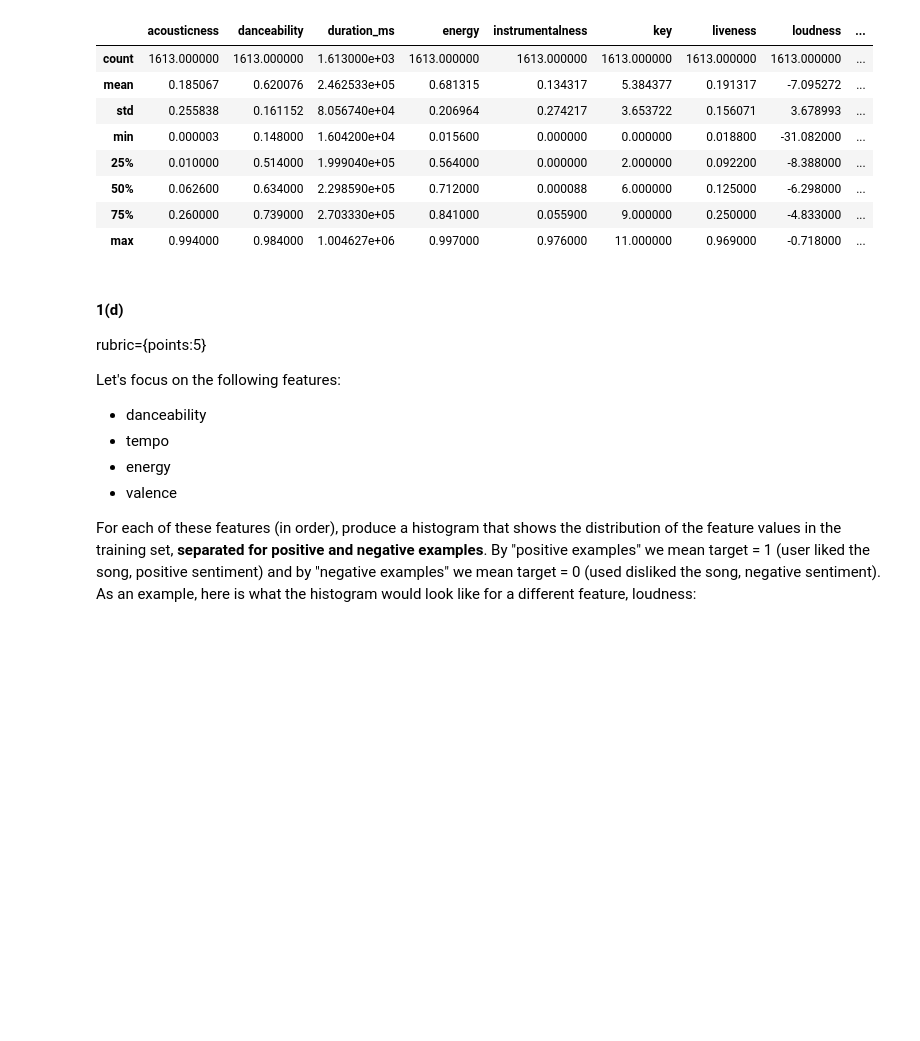
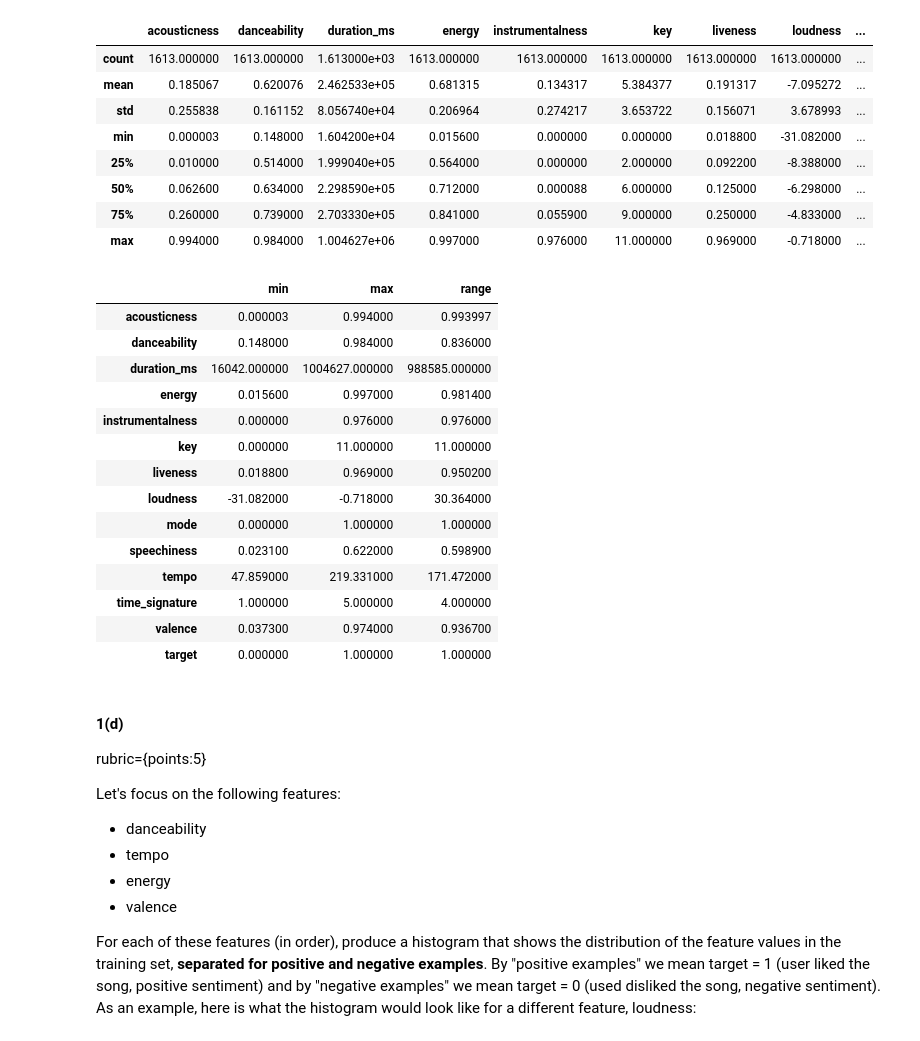
Before and after one commit to Blaise143/CPSC-330-ASSIGNMENTS, a Jupyter notebook: hw2/hw2.ipynb, the cells around one changed output. Cells and saved outputs as stored; diff of their text form; code cells hidden in the pictures; blank space fills up the shorter version.

Commit message:
started assignment 2

```diff
--- a/hw2/hw2.ipynb
+++ b/hw2/hw2.ipynb
@@ -104,6 +108,26 @@ df_train.describe()
 | 50% | 0.062600 | 0.634000 | 2.298590e+05 | 0.712000 | 0.000088 | 6.000000 | 0.125000 | -6.298000 | ... |
 | 75% | 0.260000 | 0.739000 | 2.703330e+05 | 0.841000 | 0.055900 | 9.000000 | 0.250000 | -4.833000 | ... |
 | max | 0.994000 | 0.984000 | 1.004627e+06 | 0.997000 | 0.976000 | 11.000000 | 0.969000 | -0.718000 | ... |
+# %%
+df_train.describe().loc[['min', 'max']].T.assign(
+    range = df_train.describe().loc[['min', 'max']].T['max']-df_train.describe().loc[['min', 'max']].T['min']
+).style.highlight_max(color="lightgreen", axis=0)
+# %% [output]
+|  | min | max | range |
+| acousticness | 0.000003 | 0.994000 | 0.993997 |
+| danceability | 0.148000 | 0.984000 | 0.836000 |
+| duration_ms | 16042.000000 | 1004627.000000 | 988585.000000 |
+| energy | 0.015600 | 0.997000 | 0.981400 |
+| instrumentalness | 0.000000 | 0.976000 | 0.976000 |
+| key | 0.000000 | 11.000000 | 11.000000 |
+| liveness | 0.018800 | 0.969000 | 0.950200 |
+| loudness | -31.082000 | -0.718000 | 30.364000 |
+| mode | 0.000000 | 1.000000 | 1.000000 |
+| speechiness | 0.023100 | 0.622000 | 0.598900 |
+| tempo | 47.859000 | 219.331000 | 171.472000 |
+| time_signature | 1.000000 | 5.000000 | 4.000000 |
+| valence | 0.037300 | 0.974000 | 0.936700 |
+| target | 0.000000 | 1.000000 | 1.000000 |
 # %% [markdown]
 #### 1(d)
 rubric={points:5}
```
Also changed, not shown: parts of 5 cells of this notebook.
